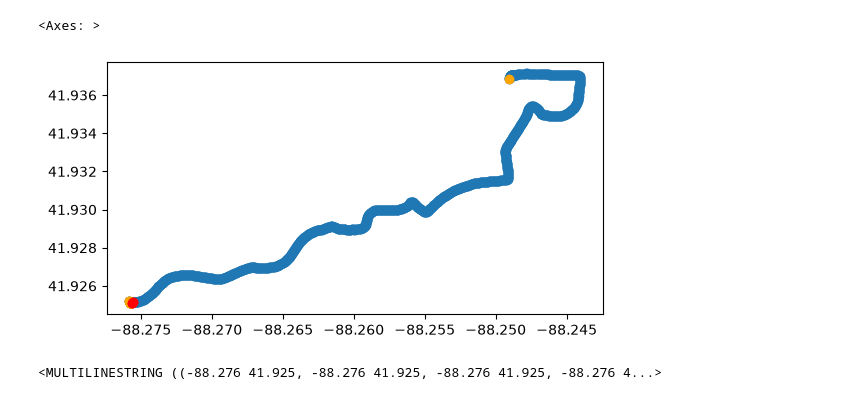
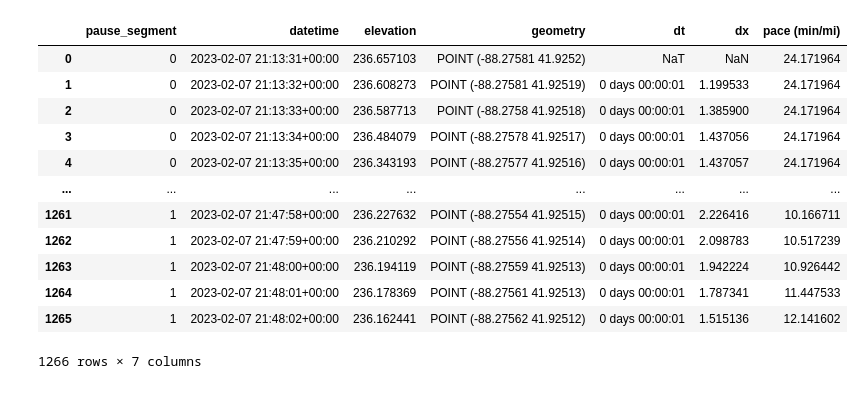
Before and after one commit to ryguy2k4/xc-routes, a Jupyter notebook: notebooks/run_pause_fixing.ipynb, the cells around one changed output. Cells and saved outputs as stored; diff of their text form; code cells hidden in the pictures.

```diff
--- a/notebooks/run_pause_fixing.ipynb
+++ b/notebooks/run_pause_fixing.ipynb
@@ -27,4 +28,4 @@ gdf_track_info
 # %%
-pause_line = gdf_track_info.loc[gdf_track_info['start_datetime'] > pd.to_datetime(datetime(2023, 2, 7), utc=True)].iloc[0]
+pause_line = gdf_track_info.loc[gdf_track_info['start_datetime'] > pd.to_datetime(datetime(2023, 2, 7), utc=True)][0:1]
 pause_line
 # %% [output]
@@ -97,26 +34,46 @@ gdf
-# %%
-fig, ax = plt.subplots()
-gdf.plot(ax=ax)
-gdf[0:48].plot(ax=ax, color='orange')
-gdf[-5:-1].plot(ax=ax, color='red')
-# %% [output]
-<Axes: >
-[figure, removed]
-# %%
-# get diffs column to detect outliers which indicate a pause
-diffs = gdf.to_crs(gdf.estimate_utm_crs())["geometry"].distance(gdf.to_crs(gdf.estimate_utm_crs())["geometry"].shift())[1::]
-# calculate outlier threshold
-t = 10*np.std(diffs)
-# get outlier indices
-split_idx = diffs[diffs > t].index
-# split linestring at pauses
-segments = []
-prev_i = 0
-for i in split_idx:
-    segments.append(gdf.iloc[prev_i:i]['geometry'])
-    prev_i = i
-segments.append(gdf.iloc[prev_i::]['geometry'])
-# recombine as multilinestring
-shapely.MultiLineString([shapely.LineString(c) for c in segments])
-# %% [output]
-<MULTILINESTRING ((-88.276 41.925, -88.276 41.925, -88.276 41.925, -88.276 4...>
+# %%
+# parse file
+gdf = gpd.read_file(pause_line['track_file'].iloc[0], layer="track_points")
+gdf = gdf[["time", "ele", "geometry"]]
+gdf["time"] = pd.to_datetime(gdf["time"])
+gdf = gdf.rename(columns={"time": "datetime", "ele": "elevation"})
+
+# create helper columns
+gdf['dt'] = gdf["datetime"].diff()
+gdf_utm = gdf.to_crs(gdf.estimate_utm_crs())
+gdf["dx"] = gdf_utm["geometry"].distance(gdf_utm["geometry"].shift())
+
+# split into segments at pause indices
+pause_idx = list(gdf.loc[gdf['dt'] > timedelta(seconds=1)].index)
+gdf['pause_segment'] = None
+segment_idx = ([0] + pause_idx + [len(gdf)])
+for i in range(len(segment_idx) - 1):
+    gdf.loc[segment_idx[i]:segment_idx[i+1], 'pause_segment'] = i
+
+# remove segments less than 5 seconds
+gdf = gdf.groupby("pause_segment", group_keys=False).filter(lambda x: len(x) >= 5)
+
+# calculate pace for each pause segment separately
+def calculate_rolling_pace(gdf):
+    # use a 10 second rolling window for calculating pace
+    gdf["pace (min/mi)"] = (gdf["dt"].cumsum().dt.total_seconds() / 60).diff(10) / (gdf["dx"].cumsum() / 1609).diff(10)
+    # backfill nans that resulted from the rolling window
+    gdf["pace (min/mi)"] = gdf["pace (min/mi)"].bfill()
+    return gdf
+gdf = gdf.groupby('pause_segment').apply(calculate_rolling_pace).reset_index().drop(columns=["level_1"], errors='ignore')
+
+gdf
+# %% [output]
+|  | pause_segment | datetime | elevation | geometry | dt | dx | pace (min/mi) |
+| 0 | 0 | 2023-02-07 21:13:31+00:00 | 236.657103 | POINT (-88.27581 41.9252) | NaT | NaN | 24.171964 |
+| 1 | 0 | 2023-02-07 21:13:32+00:00 | 236.608273 | POINT (-88.27581 41.92519) | 0 days 00:00:01 | 1.199533 | 24.171964 |
+| 2 | 0 | 2023-02-07 21:13:33+00:00 | 236.587713 | POINT (-88.2758 41.92518) | 0 days 00:00:01 | 1.385900 | 24.171964 |
+| 3 | 0 | 2023-02-07 21:13:34+00:00 | 236.484079 | POINT (-88.27578 41.92517) | 0 days 00:00:01 | 1.437056 | 24.171964 |
+| 4 | 0 | 2023-02-07 21:13:35+00:00 | 236.343193 | POINT (-88.27577 41.92516) | 0 days 00:00:01 | 1.437057 | 24.171964 |
+| ... | ... | ... | ... | ... | ... | ... | ... |
+| 1261 | 1 | 2023-02-07 21:47:58+00:00 | 236.227632 | POINT (-88.27554 41.92515) | 0 days 00:00:01 | 2.226416 | 10.166711 |
+| 1262 | 1 | 2023-02-07 21:47:59+00:00 | 236.210292 | POINT (-88.27556 41.92514) | 0 days 00:00:01 | 2.098783 | 10.517239 |
+| 1263 | 1 | 2023-02-07 21:48:00+00:00 | 236.194119 | POINT (-88.27559 41.92513) | 0 days 00:00:01 | 1.942224 | 10.926442 |
+| 1264 | 1 | 2023-02-07 21:48:01+00:00 | 236.178369 | POINT (-88.27561 41.92513) | 0 days 00:00:01 | 1.787341 | 11.447533 |
+| 1265 | 1 | 2023-02-07 21:48:02+00:00 | 236.162441 | POINT (-88.27562 41.92512) | 0 days 00:00:01 | 1.515136 | 12.141602 |
+1266 rows × 7 columns
```
Also changed, not shown: parts of 8 cells of this notebook, 6 other files.
